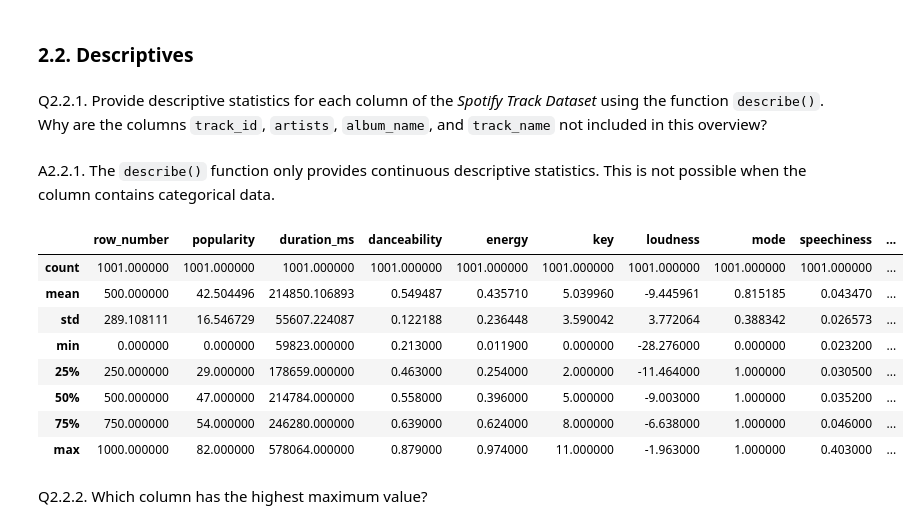
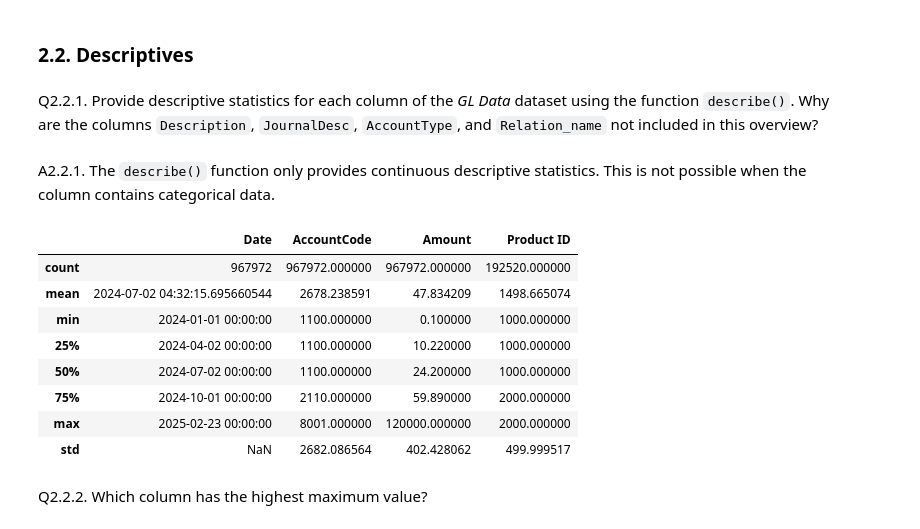
Before and after one commit to Louren/dsa-practica, a Jupyter notebook: Notebooks/1a_answers.ipynb, the cells around one changed output. Cells and saved outputs as stored; diff of their text form; code cells hidden in the pictures.

````diff
--- a/Notebooks/1a_answers.ipynb
+++ b/Notebooks/1a_answers.ipynb
@@ -263,6 +159,7 @@ Q2.1.2. Read in the _Spotify Tracks Dataset_.
 #A2.1.2.
 import pandas as pd
 import os
-spotify_data = pd.read_csv(os.path.join(os.getcwd(), "spotify_dataset.csv"))
-spotify_data
+# Path needs to be adjusted to the location of the file - Louren to set this to proper path for Colab
+gl_data = pd.read_excel(os.path.join(os.getcwd(), "../../GL Generate/transactions.xlsx"), sheet_name="GLData");
+gl_data
 # %% [output]
@@ -282,21 +179,21 @@ spotify_data
 # %% [markdown]
 ### 2.2. Descriptives
 # %% [markdown]
-Q2.2.1. Provide descriptive statistics for each column of the _Spotify Track Dataset_ using the function ```describe()```. Why are the columns ```track_id```, ```artists```, ```album_name```, and ```track_name``` not included in this overview?
+Q2.2.1. Provide descriptive statistics for each column of the _GL Data_ dataset using the function `describe()`. Why are the columns ```Description```, ```JournalDesc```, ```AccountType```, and ```Relation_name``` not included in this overview?
 # %% [markdown]
 A2.2.1. The ```describe()``` function only provides continuous descriptive statistics. This is not possible when the column contains categorical data.
 # %%
-spotify_data.describe()
+gl_data.describe()
 # %% [output]
-|  | row_number | popularity | duration_ms | danceability | energy | key | loudness | mode | speechiness | ... |
-| count | 1001.000000 | 1001.000000 | 1001.000000 | 1001.000000 | 1001.000000 | 1001.000000 | 1001.000000 | 1001.000000 | 1001.000000 | ... |
-| mean | 500.000000 | 42.504496 | 214850.106893 | 0.549487 | 0.435710 | 5.039960 | -9.445961 | 0.815185 | 0.043470 | ... |
-| std | 289.108111 | 16.546729 | 55607.224087 | 0.122188 | 0.236448 | 3.590042 | 3.772064 | 0.388342 | 0.026573 | ... |
-| min | 0.000000 | 0.000000 | 59823.000000 | 0.213000 | 0.011900 | 0.000000 | -28.276000 | 0.000000 | 0.023200 | ... |
-| 25% | 250.000000 | 29.000000 | 178659.000000 | 0.463000 | 0.254000 | 2.000000 | -11.464000 | 1.000000 | 0.030500 | ... |
-| 50% | 500.000000 | 47.000000 | 214784.000000 | 0.558000 | 0.396000 | 5.000000 | -9.003000 | 1.000000 | 0.035200 | ... |
-| 75% | 750.000000 | 54.000000 | 246280.000000 | 0.639000 | 0.624000 | 8.000000 | -6.638000 | 1.000000 | 0.046000 | ... |
-| max | 1000.000000 | 82.000000 | 578064.000000 | 0.879000 | 0.974000 | 11.000000 | -1.963000 | 1.000000 | 0.403000 | ... |
+|  | Date | AccountCode | Amount | Product ID |
+| count | 967972 | 967972.000000 | 967972.000000 | 192520.000000 |
+| mean | 2024-07-02 04:32:15.695660544 | 2678.238591 | 47.834209 | 1498.665074 |
+| min | 2024-01-01 00:00:00 | 1100.000000 | 0.100000 | 1000.000000 |
+| 25% | 2024-04-02 00:00:00 | 1100.000000 | 10.220000 | 1000.000000 |
+| 50% | 2024-07-02 00:00:00 | 1100.000000 | 24.200000 | 1000.000000 |
+| 75% | 2024-10-01 00:00:00 | 2110.000000 | 59.890000 | 2000.000000 |
+| max | 2025-02-23 00:00:00 | 8001.000000 | 120000.000000 | 2000.000000 |
+| std | NaN | 2682.086564 | 402.428062 | 499.999517 |
 # %% [markdown]
 Q2.2.2. Which column has the highest maximum value?
 # %% [markdown]
````
Also changed, not shown: parts of 100 cells of this notebook, 2 other files.
